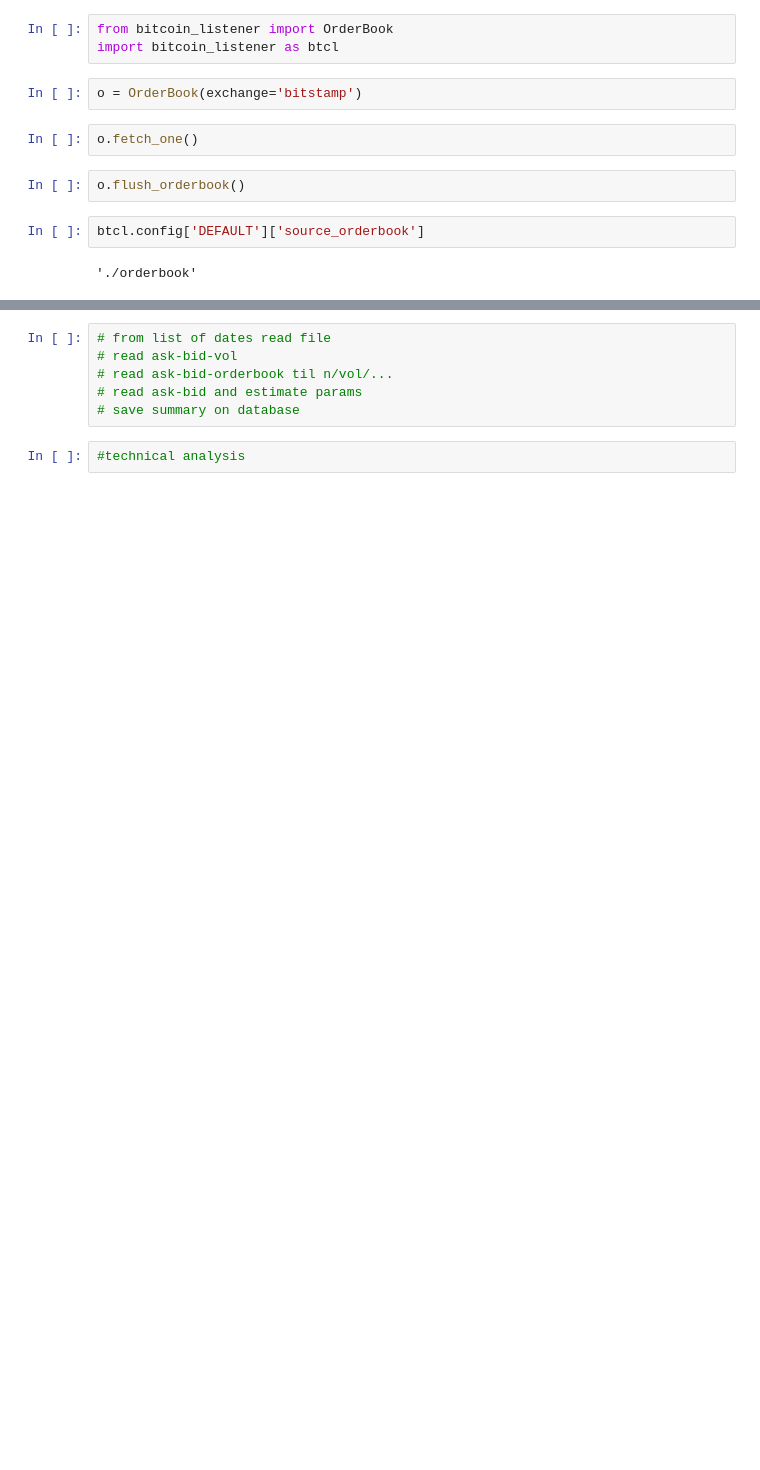
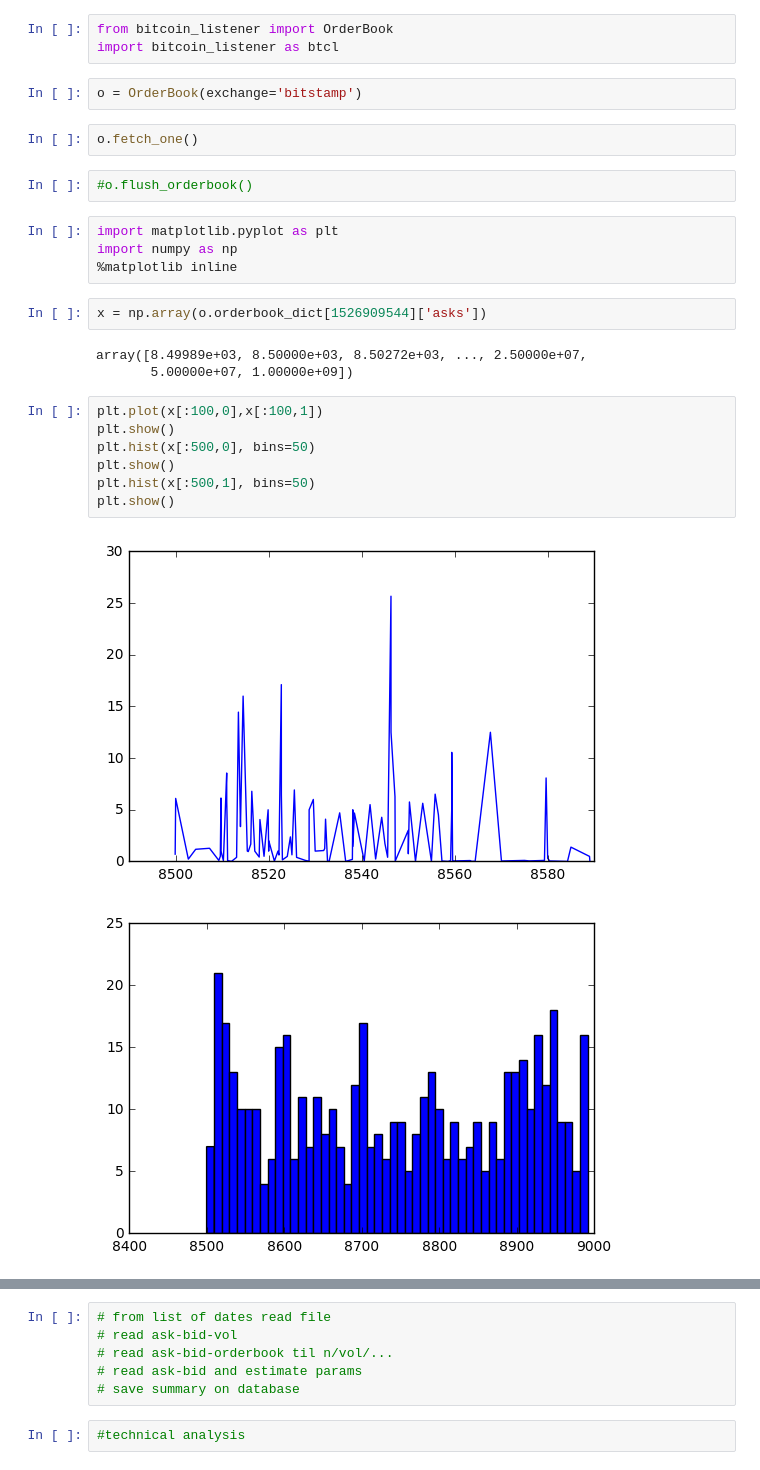
Before and after one commit to nullhack/crypto-utils, a Jupyter notebook: dev.ipynb, the cells around one changed output, grey strips where cells are left out. Saved outputs shown, nothing was run; the diff lists cells and outputs as text; blank space fills up the shorter version.

```diff
--- a/dev.ipynb
+++ b/dev.ipynb
@@ -5,9 +5,24 @@ import bitcoin_listener as btcl
 o = OrderBook(exchange='bitstamp')
 # %%
 o.fetch_one()
-# %%
-o.flush_orderbook()
-# %%
-btcl.config['DEFAULT']['source_orderbook']
-# %% [output]
-'./orderbook'
+# %%
+#o.flush_orderbook()
+# %%
+import matplotlib.pyplot as plt
+import numpy as np
+%matplotlib inline
+# %%
+x = np.array(o.orderbook_dict[1526909544]['asks'])
+# %% [output]
+array([8.49989e+03, 8.50000e+03, 8.50272e+03, ..., 2.50000e+07,
+       5.00000e+07, 1.00000e+09])
+# %%
+plt.plot(x[:100,0],x[:100,1])
+plt.show()
+plt.hist(x[:500,0], bins=50)
+plt.show()
+plt.hist(x[:500,1], bins=50)
+plt.show()
+# %% [output]
+[figure, added]
+[figure, added]
```
Also changed, not shown: parts of 4 cells of this notebook.
